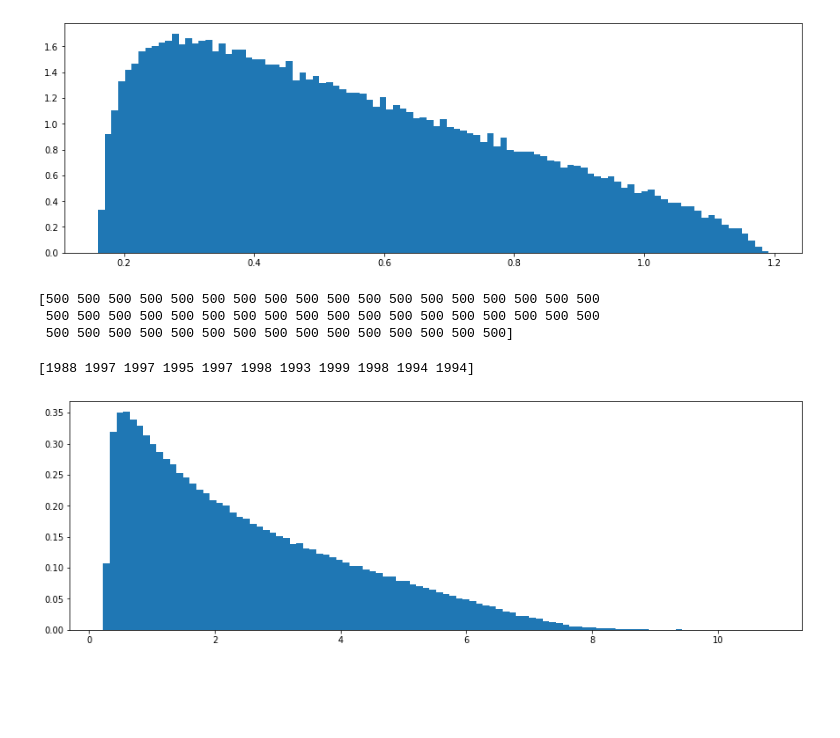
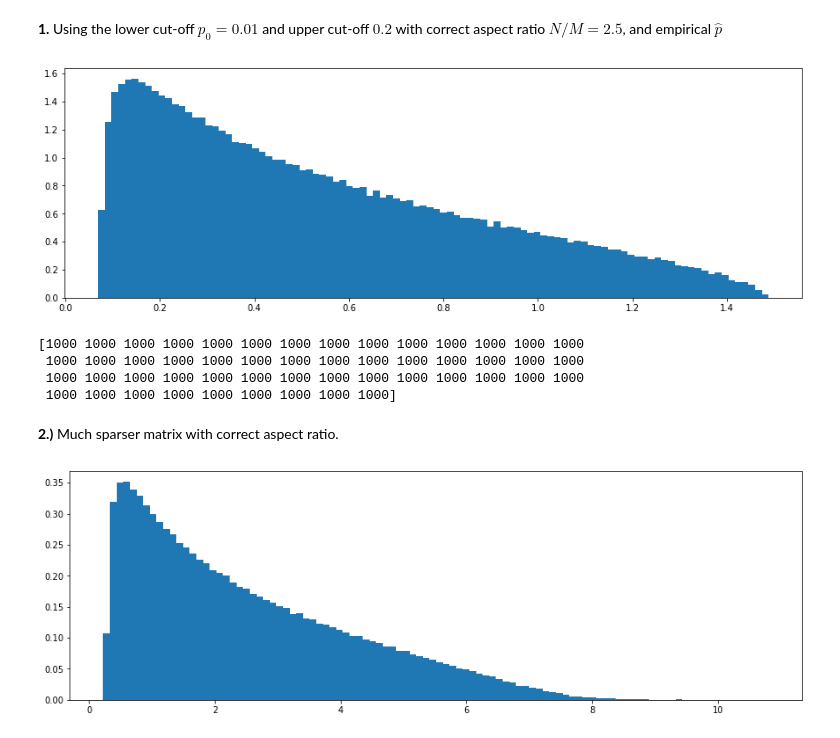
Before and after one commit to landon23/spiked_models, a Jupyter notebook: moreMatrices.ipynb, the cells around one changed output. Saved outputs shown, nothing was run; the diff lists cells and outputs as text; code cells hidden in the pictures; blank space fills up the shorter version.

```diff
--- a/moreMatrices.ipynb
+++ b/moreMatrices.ipynb
@@ -1,34 +1,35 @@
+# %% [markdown]
+<b>1.</b> Using the lower cut-off $p_0 =0.01$ and upper cut-off $0.2$ with correct aspect ratio $N/M = 2.5$, and empirical $\hat{p}$
 # %%
 import matplotlib.pyplot as plt
 import numpy as np
 import imp
 import main
 imp.reload(main)
 
 N=2500
-M = 500
+M = 1000
 p0 = 0.01
 p1 = 0.2
 S, ms = main.power(N, M, p0, p1=p1, emp=True)
 S = S[1:len(S)]
 for i in range(50):
     Snew, msnew = main.power(N, M, p0, emp=True)
     Snew = Snew[1:len(Snew)]
     S = np.append(S, Snew)
     ms = np.append(ms, msnew)
 fig, ax = plt.subplots(figsize=(15,4.8))
 ax.hist(S, bins=100, density=True)
 plt.show()
 print(ms)
 # %% [output]
-[figure, old version]
+[figure, new version]
-[500 500 500 500 500 500 500 500 500 500 500 500 500 500 500 500 500 500
- 500 500 500 500 500 500 500 500 500 500 500 500 500 500 500 500 500 500
- 500 500 500 500 500 500 500 500 500 500 500 500 500 500 500]
+[1000 1000 1000 1000 1000 1000 1000 1000 1000 1000 1000 1000 1000 1000
+ 1000 1000 1000 1000 1000 1000 1000 1000 1000 1000 1000 1000 1000 1000
+ 1000 1000 1000 1000 1000 1000 1000 1000 1000 1000 1000 1000 1000 1000
+ 1000 1000 1000 1000 1000 1000 1000 1000 1000]
-# %%
-print(ms)
-# %% [output]
-[1988 1997 1997 1995 1997 1998 1993 1999 1998 1994 1994]
+# %% [markdown]
+<b>2.)</b> Much sparser matrix with correct aspect ratio.
 # %%
 N=500
 M = 1250
```
Also changed, not shown: parts of 6 cells of this notebook.
